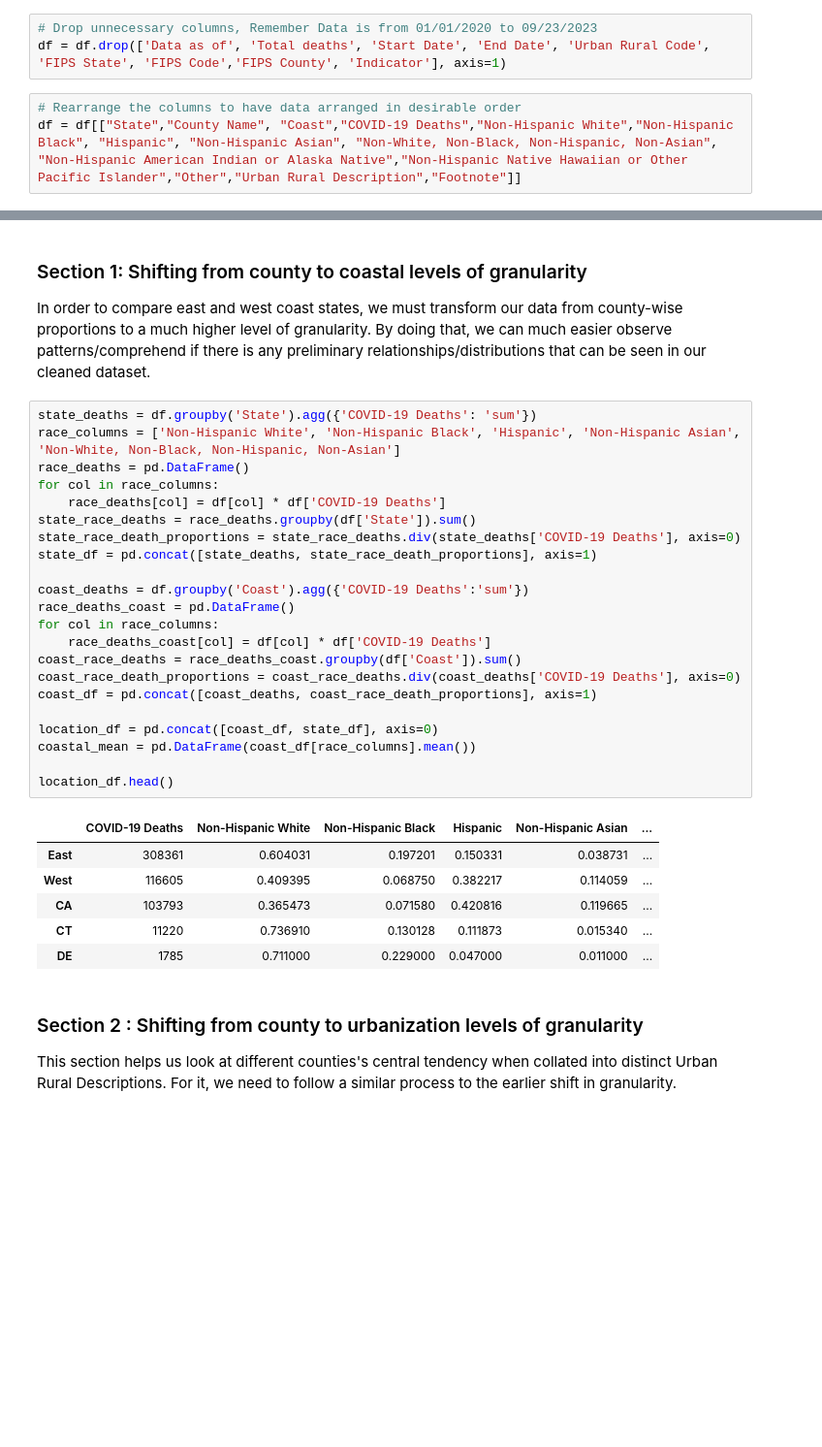
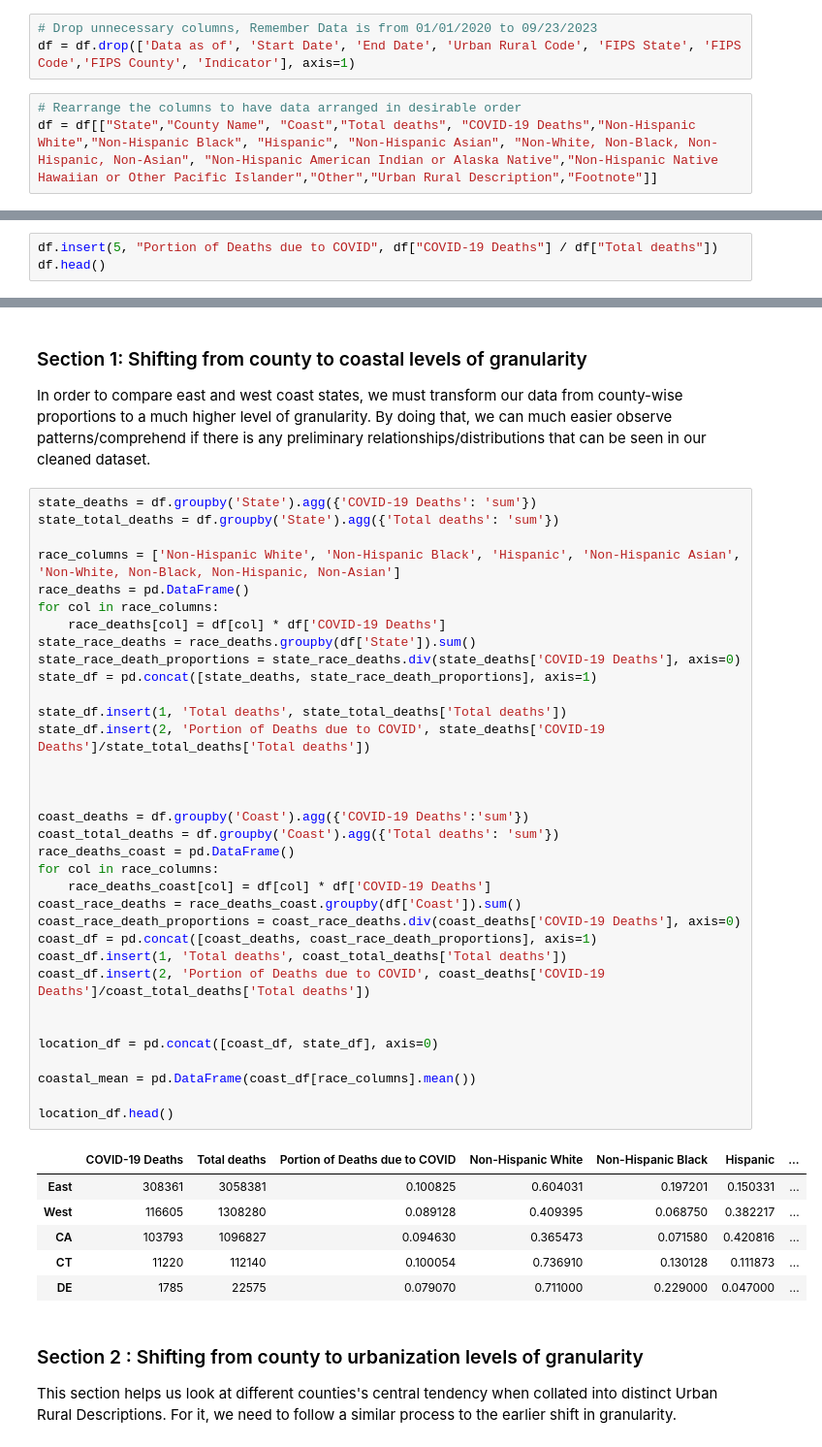
Before and after one commit to kshtwr/COVID-Mortality-Rate-in-Diverse-Cities, a Jupyter notebook: EDACheckpoint_Group116_WI24.ipynb, the cells around one changed output, grey strips where cells are left out. Shown at 97% size. Saved outputs shown, nothing was run; the diff lists cells and outputs as text; blank space fills up the shorter version.

```diff
--- a/EDACheckpoint_Group116_WI24.ipynb
+++ b/EDACheckpoint_Group116_WI24.ipynb
@@ -108,10 +108,10 @@ df.reset_index(drop=True, inplace=True)
 df['Non-White, Non-Black, Non-Hispanic, Non-Asian'] = 1 - df['Non-Hispanic White'] - df['Non-Hispanic Black'] - df['Hispanic'] - df['Non-Hispanic Asian']
 # %%
 # Drop unnecessary columns, Remember Data is from 01/01/2020 to 09/23/2023
-df = df.drop(['Data as of', 'Total deaths', 'Start Date', 'End Date', 'Urban Rural Code', 'FIPS State', 'FIPS Code','FIPS County', 'Indicator'], axis=1)
+df = df.drop(['Data as of', 'Start Date', 'End Date', 'Urban Rural Code', 'FIPS State', 'FIPS Code','FIPS County', 'Indicator'], axis=1)
 # %%
 # Rearrange the columns to have data arranged in desirable order
-df = df[["State","County Name", "Coast","COVID-19 Deaths","Non-Hispanic White","Non-Hispanic Black", "Hispanic", "Non-Hispanic Asian", "Non-White, Non-Black, Non-Hispanic, Non-Asian", "Non-Hispanic American Indian or Alaska Native","Non-Hispanic Native Hawaiian or Other Pacific Islander","Other","Urban Rural Description","Footnote"]]
+df = df[["State","County Name", "Coast","Total deaths", "COVID-19 Deaths","Non-Hispanic White","Non-Hispanic Black", "Hispanic", "Non-Hispanic Asian", "Non-White, Non-Black, Non-Hispanic, Non-Asian", "Non-Hispanic American Indian or Alaska Native","Non-Hispanic Native Hawaiian or Other Pacific Islander","Other","Urban Rural Description","Footnote"]]
 # %%
 # Because we standardized the ethnicity data above, we decide to remove all data for specific ethnicities which we are not observing and only keep the ones that we described above.
 df = df.drop(['Non-Hispanic American Indian or Alaska Native','Non-Hispanic Native Hawaiian or Other Pacific Islander', 'Other', 'Footnote'], axis=1)
@@ -140,0 +143,3 @@ Before we delve into the EDA, it is important to note that our data comprises of
+# %%
+df.insert(5, "Portion of Deaths due to COVID", df["COVID-19 Deaths"] / df["Total deaths"])
+df.head()
@@ -144,33 +156,45 @@ Before we delve into the EDA, it is important to note that our data comprises of
 In order to compare east and west coast states, we must transform our data from county-wise proportions to a much higher level of granularity. By doing that, we can much easier observe patterns/comprehend if there is any preliminary relationships/distributions that can be seen in our cleaned dataset.
 # %%
 state_deaths = df.groupby('State').agg({'COVID-19 Deaths': 'sum'})
+state_total_deaths = df.groupby('State').agg({'Total deaths': 'sum'})
+
 race_columns = ['Non-Hispanic White', 'Non-Hispanic Black', 'Hispanic', 'Non-Hispanic Asian', 'Non-White, Non-Black, Non-Hispanic, Non-Asian']
 race_deaths = pd.DataFrame()
 for col in race_columns:
     race_deaths[col] = df[col] * df['COVID-19 Deaths']
 state_race_deaths = race_deaths.groupby(df['State']).sum()
 state_race_death_proportions = state_race_deaths.div(state_deaths['COVID-19 Deaths'], axis=0)
 state_df = pd.concat([state_deaths, state_race_death_proportions], axis=1)
 
+state_df.insert(1, 'Total deaths', state_total_deaths['Total deaths'])
+state_df.insert(2, 'Portion of Deaths due to COVID', state_deaths['COVID-19 Deaths']/state_total_deaths['Total deaths'])
+
+
+
 coast_deaths = df.groupby('Coast').agg({'COVID-19 Deaths':'sum'})
+coast_total_deaths = df.groupby('Coast').agg({'Total deaths': 'sum'})
 race_deaths_coast = pd.DataFrame()
 for col in race_columns:
     race_deaths_coast[col] = df[col] * df['COVID-19 Deaths']
 coast_race_deaths = race_deaths_coast.groupby(df['Coast']).sum()
 coast_race_death_proportions = coast_race_deaths.div(coast_deaths['COVID-19 Deaths'], axis=0)
 coast_df = pd.concat([coast_deaths, coast_race_death_proportions], axis=1)
+coast_df.insert(1, 'Total deaths', coast_total_deaths['Total deaths'])
+coast_df.insert(2, 'Portion of Deaths due to COVID', coast_deaths['COVID-19 Deaths']/coast_total_deaths['Total deaths'])
+
 
 location_df = pd.concat([coast_df, state_df], axis=0)
+
 coastal_mean = pd.DataFrame(coast_df[race_columns].mean())
 
 location_df.head()
 # %% [output]
-|  | COVID-19 Deaths | Non-Hispanic White | Non-Hispanic Black | Hispanic | Non-Hispanic Asian | ... |
-| East | 308361 | 0.604031 | 0.197201 | 0.150331 | 0.038731 | ... |
-| West | 116605 | 0.409395 | 0.068750 | 0.382217 | 0.114059 | ... |
-| CA | 103793 | 0.365473 | 0.071580 | 0.420816 | 0.119665 | ... |
-| CT | 11220 | 0.736910 | 0.130128 | 0.111873 | 0.015340 | ... |
-| DE | 1785 | 0.711000 | 0.229000 | 0.047000 | 0.011000 | ... |
+|  | COVID-19 Deaths | Total deaths | Portion of Deaths due to COVID | Non-Hispanic White | Non-Hispanic Black | Hispanic | ... |
+| East | 308361 | 3058381 | 0.100825 | 0.604031 | 0.197201 | 0.150331 | ... |
+| West | 116605 | 1308280 | 0.089128 | 0.409395 | 0.068750 | 0.382217 | ... |
+| CA | 103793 | 1096827 | 0.094630 | 0.365473 | 0.071580 | 0.420816 | ... |
+| CT | 11220 | 112140 | 0.100054 | 0.736910 | 0.130128 | 0.111873 | ... |
+| DE | 1785 | 22575 | 0.079070 | 0.711000 | 0.229000 | 0.047000 | ... |
 # %% [markdown]
 ### Section 2 : Shifting from county to urbanization levels of granularity
 
```
Also changed, not shown: parts of 18 cells of this notebook.
